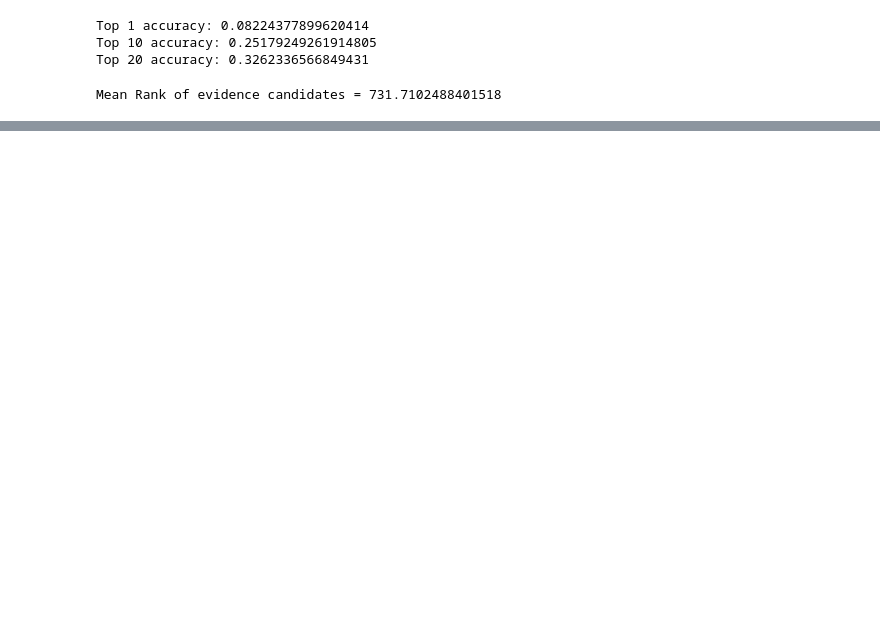
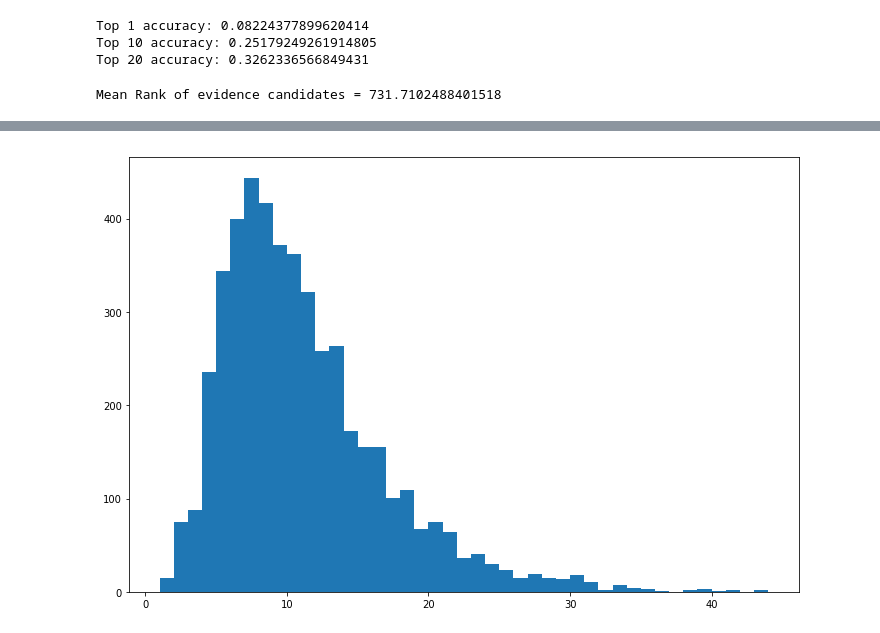
Before and after one commit to CogComp/perspectrum, a Jupyter notebook: experiment/pilot4_wenpeng.ipynb, the cells around one changed output, grey strips where cells are left out. Saved outputs shown, nothing was run; the diff lists cells and outputs as text; code cells hidden in the pictures; blank space fills up the shorter version.

```diff
--- a/experiment/pilot4_wenpeng.ipynb
+++ b/experiment/pilot4_wenpeng.ipynb
@@ -143,19 +176,20 @@ persp_cand_text =  Encourages Secessionism
 # Next, best cases -- check some examples with rank < 10
 rank_th = 5
 example_count = 5
-k = 5
+k = 10
 
 for e2p in ev_2_pp:
+    cands = [p for p in e2p['pp_id_list'] if p in sup_und_persp_set]
     gold_pp_id = get_gold_persp(e2p['ev_id'])
     if gold_pp_id:
         try:
-            if e2p['pp_id_list'].index(gold_pp_id) <= rank_th:
+            if cands.index(gold_pp_id) <= rank_th:
                 print("evidence_id =  {}".format(e2p['ev_id']))
                 print("evidence_text =  {}".format(get_evidence_text(e2p['ev_id'])))
                 print("gold_persp_id =  {}".format(gold_pp_id))
                 print("gold_persp_text =  {}".format(get_persp_text(gold_pp_id)))
 
-                for pid in e2p['pp_id_list'][:k]:
+                for pid in cands[:k]:
                     print("persp_cand_id =  {}".format(pid))
                     print("persp_cand_text =  {}".format(get_persp_text(pid)))
 
@@ -219,0 +298,11 @@ Mean Rank of evidence candidates = 731.7102488401518
+# %%
+p_l = persp_tok_length.values()
+
+figsize=(12, 8)
+
+fig = matplotlib.pyplot.figure(figsize=figsize)
+
+matplotlib.pyplot.hist(p_l, range=[0, 40], bins=range(min(p_l), max(p_l) + 1, 1))
+matplotlib.pyplot.show()
+# %% [output]
+[figure, added]
```
Also changed, not shown: parts of 9 cells of this notebook, 9 other files.
